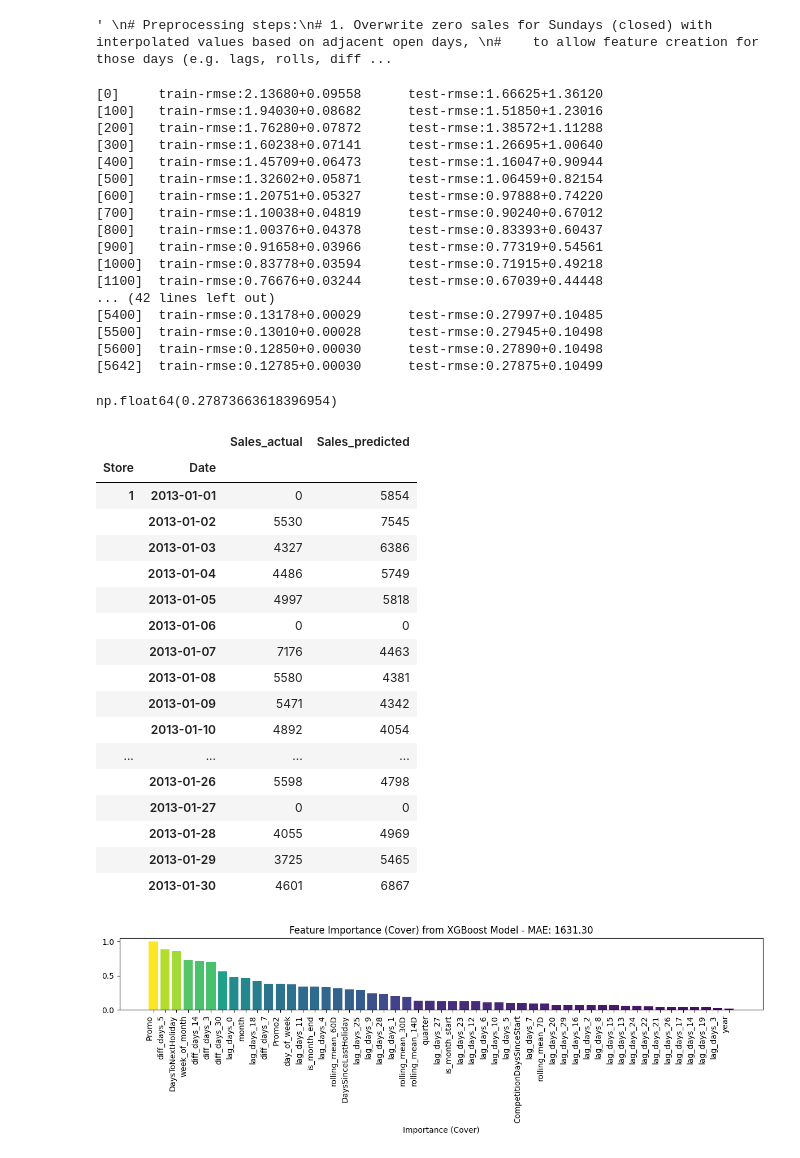
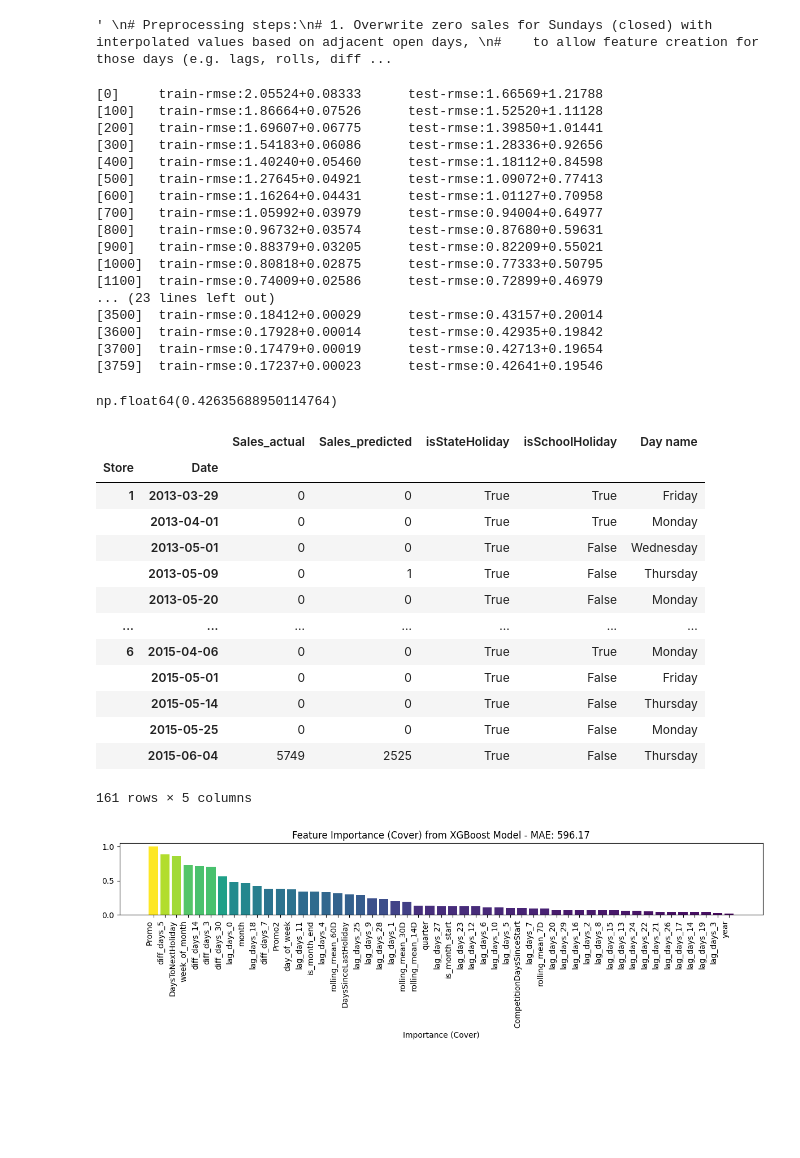
Before and after one commit to Miltos-90/Rossmann_Store_Sales_Forecasting, a Jupyter notebook: test_pipeline.ipynb, the cells around one changed output. Saved outputs shown, nothing was run; the diff lists cells and outputs as text; code cells hidden in the pictures; blank space fills up the shorter version.

```diff
--- a/test_pipeline.ipynb
+++ b/test_pipeline.ipynb
@@ -147,14 +147,12 @@ from src.engine.hypertuning import _objective
 from optuna.trial import FixedTrial
 from src.engine.target_transformer import TargetTransformer
 
-FORECAST_HORIZON = 5
+FORECAST_HORIZON = 10
 windows = ['7D', '14D', '30D', '60D']
 lags    = [pd.DateOffset(days=i) for i in range(FORECAST_HORIZON * 3)] # lag 0 is the current value, lag 1 is the previous day, etc.
 diffs   = [pd.DateOffset(days=i) for i in [3, 5, 7, 14, 30]]
 horizon = pd.DateOffset(days=FORECAST_HORIZON) # We use this to shift the features by the forecast
                                                # horizon to align them with the target variable.
-
-
 
 y = (df
      .set_index(['Store', 'Date'])
@@ -196,55 +194,52 @@ obj_fcn = lambda trial: _objective(trial, X, y, inner_cv,
 
 obj_fcn(mock_trial)
 # %% [output]
-[0]     train-rmse:2.13680+0.09558      test-rmse:1.66625+1.36120
-[100]   train-rmse:1.94030+0.08682      test-rmse:1.51850+1.23016
-[200]   train-rmse:1.76280+0.07872      test-rmse:1.38572+1.11288
-[300]   train-rmse:1.60238+0.07141      test-rmse:1.26695+1.00640
-[400]   train-rmse:1.45709+0.06473      test-rmse:1.16047+0.90944
-[500]   train-rmse:1.32602+0.05871      test-rmse:1.06459+0.82154
-[600]   train-rmse:1.20751+0.05327      test-rmse:0.97888+0.74220
-[700]   train-rmse:1.10038+0.04819      test-rmse:0.90240+0.67012
-[800]   train-rmse:1.00376+0.04378      test-rmse:0.83393+0.60437
-[900]   train-rmse:0.91658+0.03966      test-rmse:0.77319+0.54561
-[1000]  train-rmse:0.83778+0.03594      test-rmse:0.71915+0.49218
-[1100]  train-rmse:0.76676+0.03244      test-rmse:0.67039+0.44448
-... (42 lines left out)
-[5400]  train-rmse:0.13178+0.00029      test-rmse:0.27997+0.10485
-[5500]  train-rmse:0.13010+0.00028      test-rmse:0.27945+0.10498
-[5600]  train-rmse:0.12850+0.00030      test-rmse:0.27890+0.10498
-[5642]  train-rmse:0.12785+0.00030      test-rmse:0.27875+0.10499
+[0]     train-rmse:2.05524+0.08333      test-rmse:1.66569+1.21788
+[100]   train-rmse:1.86664+0.07526      test-rmse:1.52520+1.11128
+[200]   train-rmse:1.69607+0.06775      test-rmse:1.39850+1.01441
+[300]   train-rmse:1.54183+0.06086      test-rmse:1.28336+0.92656
+[400]   train-rmse:1.40240+0.05460      test-rmse:1.18112+0.84598
+[500]   train-rmse:1.27645+0.04921      test-rmse:1.09072+0.77413
+[600]   train-rmse:1.16264+0.04431      test-rmse:1.01127+0.70958
+[700]   train-rmse:1.05992+0.03979      test-rmse:0.94004+0.64977
+[800]   train-rmse:0.96732+0.03574      test-rmse:0.87680+0.59631
+[900]   train-rmse:0.88379+0.03205      test-rmse:0.82209+0.55021
+[1000]  train-rmse:0.80818+0.02875      test-rmse:0.77333+0.50795
+[1100]  train-rmse:0.74009+0.02586      test-rmse:0.72899+0.46979
+... (23 lines left out)
+[3500]  train-rmse:0.18412+0.00029      test-rmse:0.43157+0.20014
+[3600]  train-rmse:0.17928+0.00014      test-rmse:0.42935+0.19842
+[3700]  train-rmse:0.17479+0.00019      test-rmse:0.42713+0.19654
+[3759]  train-rmse:0.17237+0.00023      test-rmse:0.42641+0.19546
-np.float64(0.27873663618396954)
+np.float64(0.42635688950114764)
 # %%
 booster = hypertuning.refit(X, y, mock_trial, study_config)
 test_dmatrix = xgb.DMatrix(X, enable_categorical=True)
 # %%
 preds = pd.Series(data=booster.predict(test_dmatrix), index=X.index, name='Sales')
 preds = trf.inverse_transform(preds)
-preds = trf.set_closed_to_zero(preds)
 # %%
 actuals = set_closed_to_zero(df).set_index(['Store', 'Date'])['Sales']
 results = pd.merge(actuals, preds, left_index=True, right_index=True, suffixes=('_actual', '_predicted'))
 # %%
-results.head(30)
+gg = results.merge(df.set_index(['Store', 'Date'])[['isStateHoliday', 'isSchoolHoliday']], left_on=['Store', 'Date'], right_index=True)
+gg['Day name'] = gg.index.get_level_values('Date').day_name()
+gg.loc[gg['isStateHoliday'], :]
 # %% [output]
-|  |  | Sales_actual | Sales_predicted |
-| Store | Date |  |  |
-| 1 | 2013-01-01 | 0 | 5854 |
-|  | 2013-01-02 | 5530 | 7545 |
-|  | 2013-01-03 | 4327 | 6386 |
-|  | 2013-01-04 | 4486 | 5749 |
-|  | 2013-01-05 | 4997 | 5818 |
-|  | 2013-01-06 | 0 | 0 |
-|  | 2013-01-07 | 7176 | 4463 |
-|  | 2013-01-08 | 5580 | 4381 |
-|  | 2013-01-09 | 5471 | 4342 |
-|  | 2013-01-10 | 4892 | 4054 |
-| ... | ... | ... | ... |
-|  | 2013-01-26 | 5598 | 4798 |
-|  | 2013-01-27 | 0 | 0 |
-|  | 2013-01-28 | 4055 | 4969 |
-|  | 2013-01-29 | 3725 | 5465 |
-|  | 2013-01-30 | 4601 | 6867 |
+|  |  | Sales_actual | Sales_predicted | isStateHoliday | isSchoolHoliday | Day name |
+| Store | Date |  |  |  |  |  |
+| 1 | 2013-03-29 | 0 | 0 | True | True | Friday |
+|  | 2013-04-01 | 0 | 0 | True | True | Monday |
+|  | 2013-05-01 | 0 | 0 | True | False | Wednesday |
+|  | 2013-05-09 | 0 | 1 | True | False | Thursday |
+|  | 2013-05-20 | 0 | 0 | True | False | Monday |
+| ... | ... | ... | ... | ... | ... | ... |
+| 6 | 2015-04-06 | 0 | 0 | True | True | Monday |
+|  | 2015-05-01 | 0 | 0 | True | False | Friday |
+|  | 2015-05-14 | 0 | 0 | True | False | Thursday |
+|  | 2015-05-25 | 0 | 0 | True | False | Monday |
+|  | 2015-06-04 | 5749 | 2525 | True | False | Thursday |
+161 rows × 5 columns
 # %%
 # Extract feature importance from the booster and plot it
 importance = booster.get_score(importance_type='cover')
```
Also changed, not shown: parts of 1 cell of this notebook, 1 other file.
